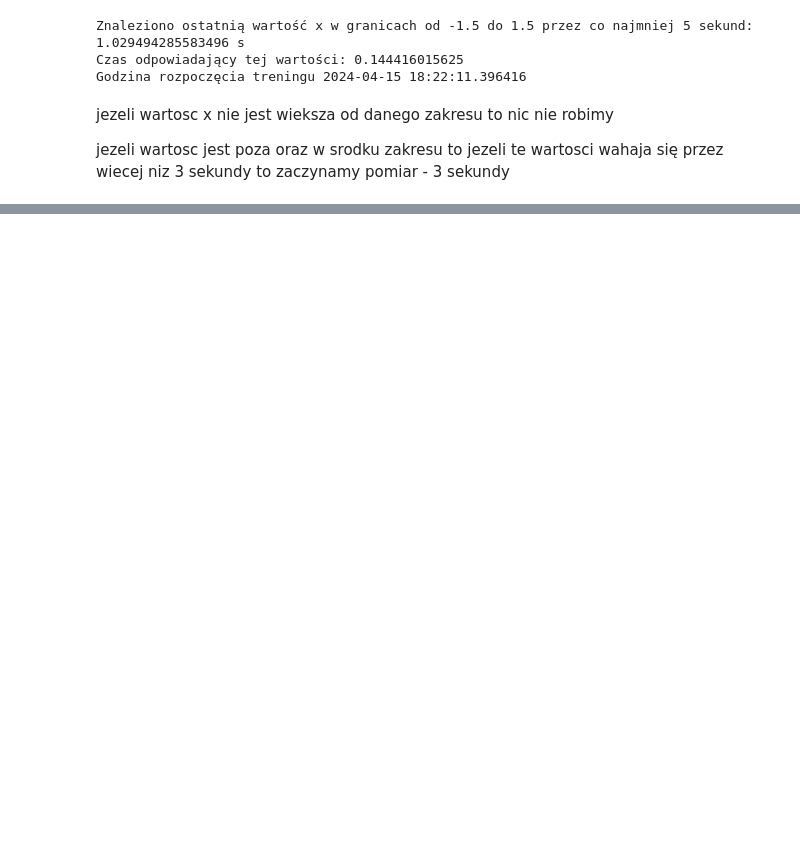
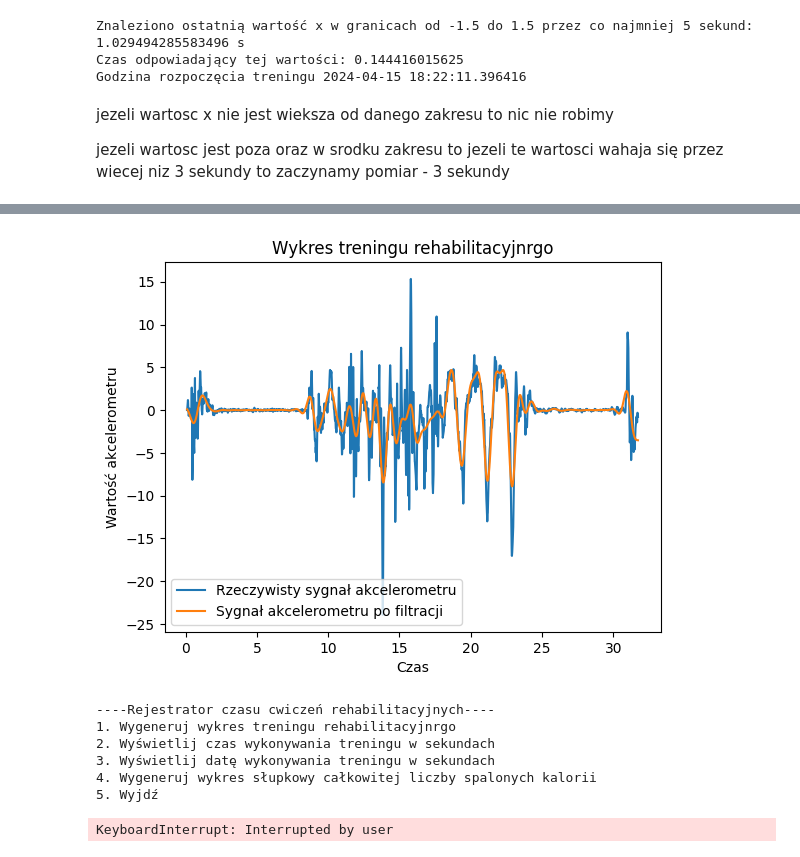
Before and after one commit to KPchelka/telemedycyna_projekct, a Jupyter notebook: projekt_telemed.ipynb, the cells around one changed output, grey strips where cells are left out. Cells and saved outputs as stored; diff of their text form; code cells hidden in the pictures; blank space fills up the shorter version.

Commit message:
Utworzono za pomocą Colab

```diff
--- a/projekt_telemed.ipynb
+++ b/projekt_telemed.ipynb
@@ -270,23 +274,3 @@ Godzina rozpoczęcia treningu 2024-04-15 18:22:11.396416
 jezeli wartosc x nie jest wieksza od danego zakresu to nic nie robimy
 
 jezeli wartosc jest poza oraz w srodku zakresu to jezeli te wartosci wahaja się przez wiecej niz 3 sekundy to zaczynamy pomiar - 3 sekundy
-# %%
-lower_bound = -1.5
-upper_bound = 1.5
-
-down = -300
-up = 300
-
-required_duration = 5
-
-for idx in range(len(accelerometer_data)):
-        z_value = accelerometer_data['z'].iloc[idx]
-        accelerometer_seconds_elapsed = accelerometer_data['seconds_elapsed'].iloc[idx]
-
-        if z_value in range(lower_bound, upper_bound) and accelerometer_seconds_elapsed == required_duration:
-            print('Nie rozpoczeto treningu')
-
-        elif lower_bound >= z_value >= upper_bound and accelerometer_seconds_elapsed >= required_duration:
-
-            print('Rozpoczeto trening')
-            break
@@ -325,6 +345,23 @@ def load_user_data():
     with open('user_data.json') as f:
         return json.load(f)
 
+def center():
+
+    print("Czy dane treningu zostały załadowane?")
+    choices = input(" ")
+    if choices == "tak":
+      print("\n\n")
+    elif choices == "nie":
+        print("Aby załadować dane:\n1. Pobierz aplikację Sensor Logger.")
+        print("2. Uruchom aplikację i upewnij się, że akcelerometr jest włączony. Możesz to zrobić poprzez wybranie odpowiedniej opcji w ustawieniach aplikacji.")
+        print("3. Rozpocznij nagrywanie danych, naciskając przycisk Start Recording. Po rozpoczęciu nagrywania, odczekaj 5 sekund nieruchomo. Następnie wykonaj trening rehabilitacyjny.")
+        print("4. Po zakończeniu treningu zaczekaj kolejne 5 sekund, pozostając nieruchomo, następnie zatrzymaj nagrywanie przyciskiem Stop Recording.")
+        print("5. Przejdź do sekcji Recordings w aplikacji, a następnie otwórz ostatnie nagranie. W menu eksportu, wybierz opcję Export as CSV in Zip File.")
+        print("6. Załaduj wygenerowany plik zip zawierający nagranie w formacie CSV do środowiska Colab")
+        center()
+    else:
+      print("Nieprawidłowy wybór. Proszę spróbuj ponownie.")
+
 # Function to prompt user to log in or sign up
 def login_or_signup():
     choice = input("Wybierz 1, aby zalogować się, lub 2, aby się zarejestrować: ")
@@ -340,6 +377,7 @@ def login_or_signup():
             age = input(f"{name}, wprowadź swój wiek: ")
             if name == user_data['name'] and age == user_data['age']:
                 print("Logowanie udane!")
+                center()
                 return user_data
             else:
                 print("Logowanie nieudane. Proszę spróbować ponownie.")
@@ -348,6 +386,7 @@ def login_or_signup():
         user_data = get_user_data()
         save_user_data(user_data)
         print("Rejestracja zakończona pomyślnie!")
+        center()
         return user_data
     else:
         print("Nieprawidłowy wybór. Proszę spróbować ponownie.")
@@ -453,24 +492,32 @@ def generate_calories_chart(user_data):
     plt.show()
 
 
+
+
 # Main program loop
 while True:
     print("\n----Rejestrator czasu cwiczeń rehabilitacyjnych----")
-    print("1. Zarejestruj trening")
-    print("2. Wygeneruj wykres treningu rehabilitacyjnrgo")
-    print("3. Wygeneruj wykres kołowy ogólnych typowych ćwiczeń")
+    print("1. Wygeneruj wykres treningu rehabilitacyjnrgo")
+    print("2. Wyświetlij czas wykonywania treningu w sekundach")
+    print("3. Wyświetlij datę wykonywania treningu w sekundach")
     print("4. Wygeneruj wykres słupkowy całkowitej liczby spalonych kalorii")
     print("5. Wyjdź")
     choice = input("Wpisz swój wybór (1-5): ")
 
     if choice == "1":
-        user_data = load_user_data()
-        log_workout(user_data)
+        # Wyświetlenie wykresu oryginalnego sygnału i sygnału po filtracji
+        plt.plot(accelerometer_seconds_elapsed, accelerometer_z, label='Rzeczywisty sygnał akcelerometru')
+        plt.plot(accelerometer_seconds_elapsed, filtered_acceleration_z, label='Sygnał akcelerometru po filtracji')
+        plt.xlabel('Czas')
+        plt.ylabel('Wartość akcelerometru')
+        plt.title('Wykres treningu rehabilitacyjnrgo')
+        plt.legend()
+        plt.show()
+
     elif choice == "2":
-        generate_trenining_plot(user_data)
+        print("Czas wykonywania ćwiczenia w sekundach: ", result_rounded, "sekund")
     elif choice == "3":
-        user_data = load_user_data()
-        generate_exercise_chart(user_data)
+        print("data i czas:", date_time)
     elif choice == "4":
         user_data = load_user_data()
         generate_calories_chart(user_data)
@@ -491,0 +547,8 @@ Rejestracja zakończona pomyślnie!
+[figure, added]
+----Rejestrator czasu cwiczeń rehabilitacyjnych----
+1. Wygeneruj wykres treningu rehabilitacyjnrgo
+2. Wyświetlij czas wykonywania treningu w sekundach
+3. Wyświetlij datę wykonywania treningu w sekundach
+4. Wygeneruj wykres słupkowy całkowitej liczby spalonych kalorii
+5. Wyjdź
+KeyboardInterrupt: Interrupted by user
```
Also changed, not shown: parts of 5 cells of this notebook.
